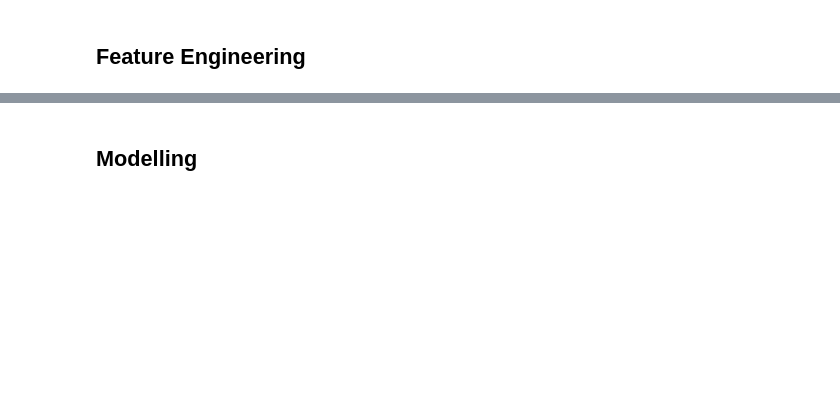
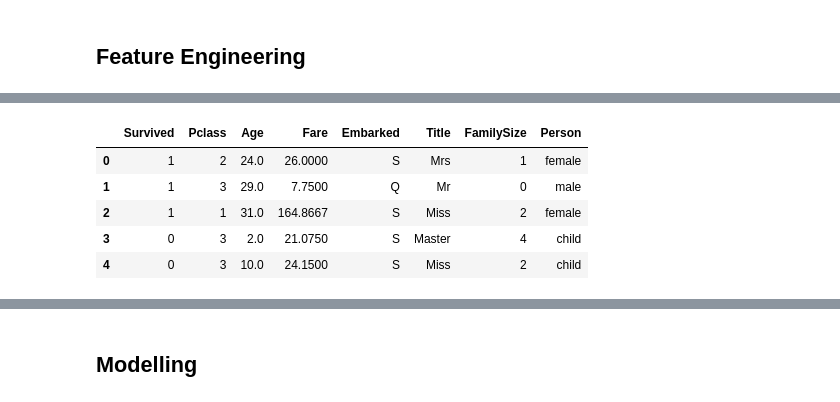
Before and after one commit to Ashton-Sidhu/aethos, a Jupyter notebook: examples/PyautoML Titanic.ipynb, the cells around one changed output, grey strips where cells are left out. Saved outputs shown, nothing was run; the diff lists cells and outputs as text; code cells hidden in the pictures; blank space fills up the shorter version.

```diff
--- a/examples/PyautoML Titanic.ipynb
+++ b/examples/PyautoML Titanic.ipynb
@@ -226,3 +241,10 @@ feature.apply(lambda x: 'child' if x['Age'] < 16 else x['Sex'], 'Person')
 # %%
-feature.drop('Name', 'Ticket', 'SibSp', 'Parch', 'Sex')
+feature.drop('Name', 'Ticket', 'SibSp', 'Parch', 'Sex', 'PassengerId')
+# %% [output]
+|  | Survived | Pclass | Age | Fare | Embarked | Title | FamilySize | Person |
+| 0 | 1 | 2 | 24.0 | 26.0000 | S | Mrs | 1 | female |
+| 1 | 1 | 3 | 29.0 | 7.7500 | Q | Mr | 0 | male |
+| 2 | 1 | 1 | 31.0 | 164.8667 | S | Miss | 2 | female |
+| 3 | 0 | 3 | 2.0 | 21.0750 | S | Master | 4 | child |
+| 4 | 0 | 3 | 10.0 | 24.1500 | S | Miss | 2 | child |
 # %%
```
Also changed, not shown: parts of 24 cells of this notebook, 3 other files.
